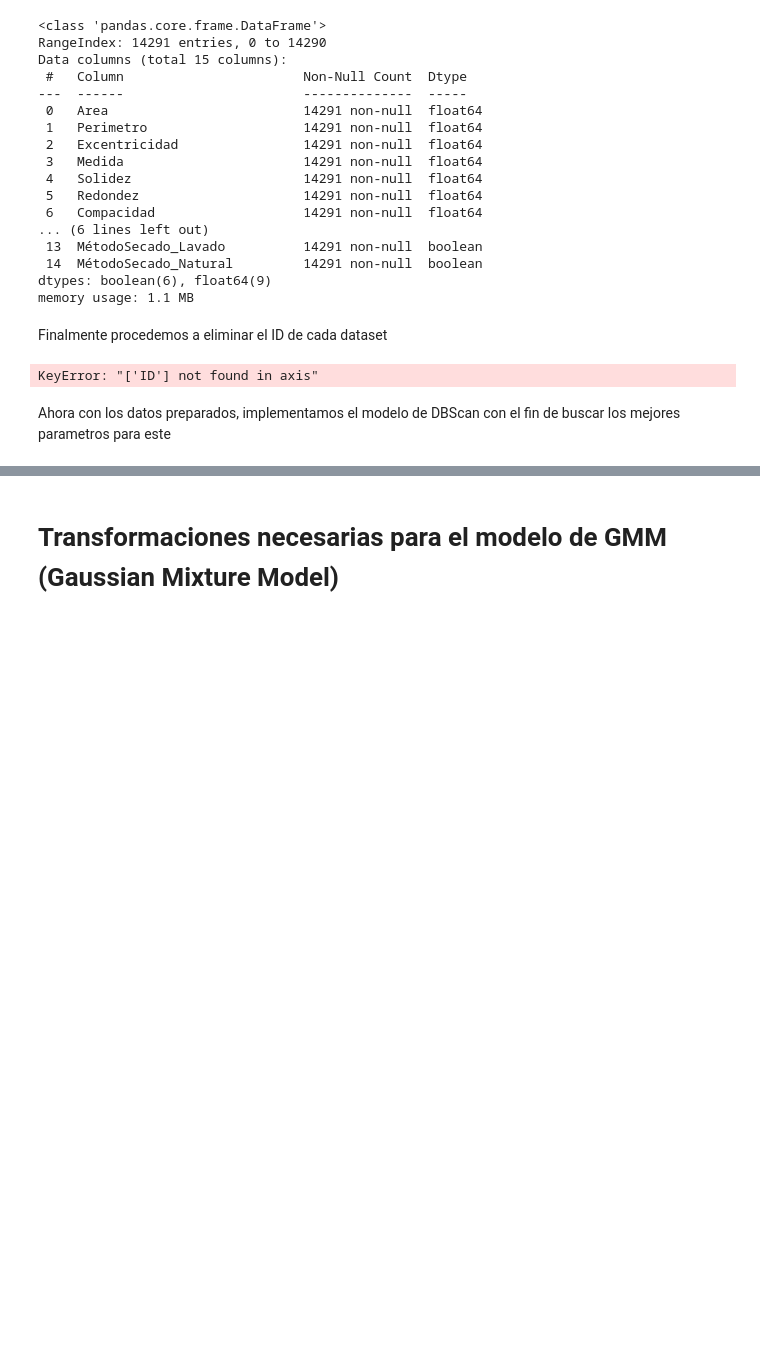
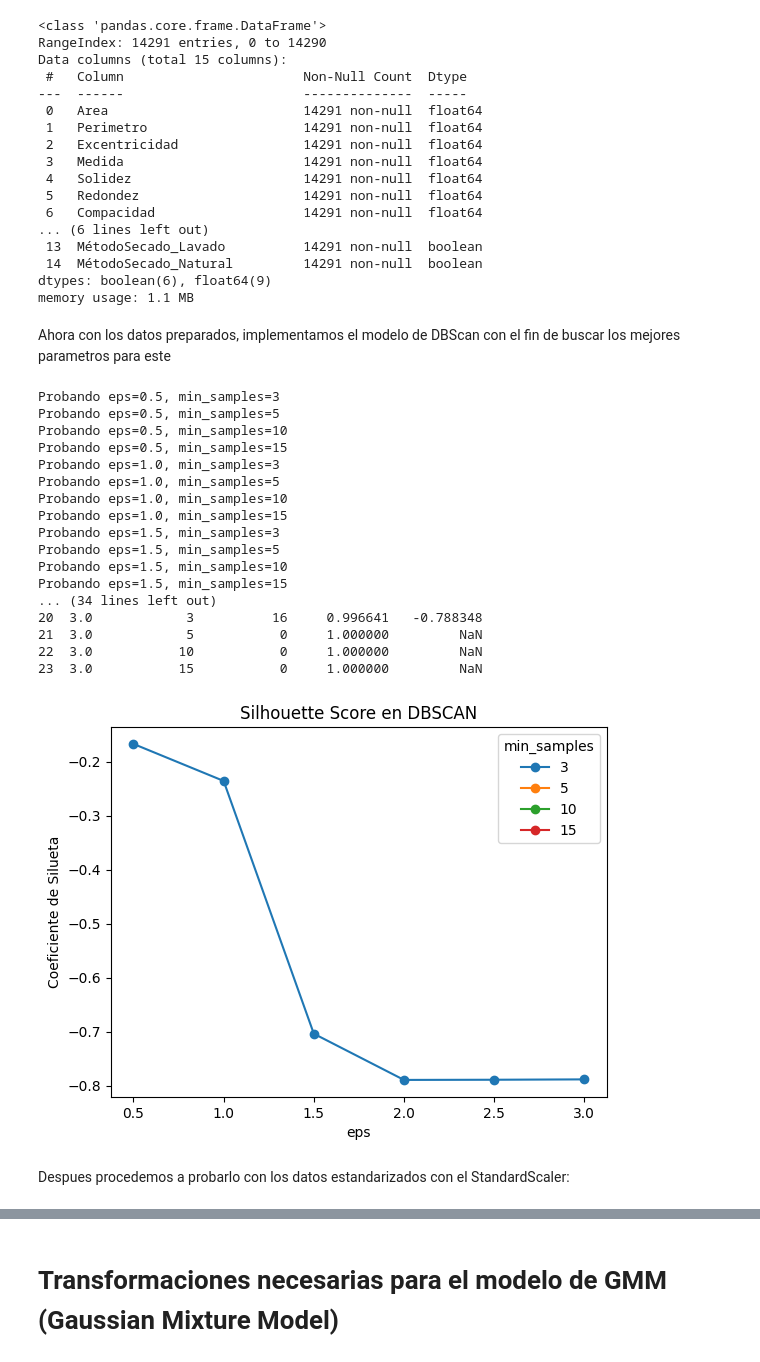
Before and after one commit to Trabajos-BI/Laboratorio2BI, a Jupyter notebook: Lab2/SeneCafeAlpes.ipynb, the cells around one changed output, grey strips where cells are left out. Cells and saved outputs as stored; diff of their text form; code cells hidden in the pictures; blank space fills up the shorter version.

Commit message:
DBScan Completo?

```diff
--- a/Lab2/SeneCafeAlpes.ipynb
+++ b/Lab2/SeneCafeAlpes.ipynb
@@ -488,6 +476,7 @@ from sklearn.preprocessing import StandardScaler, MinMaxScaler
 
 num_cols = df.select_dtypes(include=['int64', 'float64']).columns
 
+df_db = df.copy()
 df_dbstd = df.copy()
 df_dbminmax = df.copy()
 
@@ -505,6 +494,7 @@ cat_cols = ['RelacionAspecto', 'DefectoVisible', 'MétodoSecado']
 for c in cat_cols:
     df_dbstd = pd.get_dummies(df_dbstd, columns=[c], drop_first=True)
     df_dbminmax = pd.get_dummies(df_dbminmax, columns=[c], drop_first=True)
+    df_db = pd.get_dummies(df_db, columns=[c], drop_first=True)
 # %% [markdown]
 Procedemos a ver cada uno de los datos exportados dentro de ambos dataframes:
 # %%
@@ -547,15 +537,73 @@ Data columns (total 15 columns):
  14  MétodoSecado_Natural         14291 non-null  boolean
 dtypes: boolean(6), float64(9)
 memory usage: 1.1 MB
-# %% [markdown]
-Finalmente procedemos a eliminar el ID de cada dataset
-# %%
-df_dbstd.drop(columns=['ID'], inplace=True)
-df_dbminmax.drop(columns=['ID'], inplace=True)
-# %% [output]
-KeyError: "['ID'] not found in axis"
 # %% [markdown]
 Ahora con los datos preparados, implementamos el modelo de DBScan con el fin de buscar los mejores parametros para este
+# %%
+import numpy as np
+import matplotlib.pyplot as plt
+from sklearn.cluster import DBSCAN
+from sklearn.metrics import silhouette_score
+from sklearn.neighbors import NearestNeighbors
+from sklearn.decomposition import PCA
+
+X = df_db.values
+eps_values = np.arange(0.5, 3.5, 0.5)
+min_samples_values = [3, 5, 10, 15]
+
+rows = []
+
+for eps in eps_values:
+    for min_samples in min_samples_values:
+        print(f"Probando eps={eps}, min_samples={min_samples}")
+        db = DBSCAN(eps=eps, min_samples=min_samples)
+        labels = db.fit_predict(X)
+        n_clusters = len(set(labels)) - (1 if -1 in labels else 0)
+        noise_ratio = (labels == -1).mean()
+        sil = np.nan
+        if n_clusters > 1:
+            sil = silhouette_score(X, labels)
+        rows.append({
+        "eps": eps,
+        "min_samples": min_samples,
+        "n_clusters": n_clusters,
+        "noise_ratio": noise_ratio,
+        "silhouette": sil,
+        })
+
+
+results_df = pd.DataFrame(rows)
+print("Resultados DBSCAN:")
+print(results_df)
+
+
+pivot_eps = results_df.pivot(index="eps", columns="min_samples", values="silhouette")
+pivot_eps.plot(marker='o')
+plt.title("Silhouette Score en DBSCAN")
+plt.ylabel("Coeficiente de Silueta")
+plt.xlabel("eps")
+plt.show()
+# %% [output]
+Probando eps=0.5, min_samples=3
+Probando eps=0.5, min_samples=5
+Probando eps=0.5, min_samples=10
+Probando eps=0.5, min_samples=15
+Probando eps=1.0, min_samples=3
+Probando eps=1.0, min_samples=5
+Probando eps=1.0, min_samples=10
+Probando eps=1.0, min_samples=15
+Probando eps=1.5, min_samples=3
+Probando eps=1.5, min_samples=5
+Probando eps=1.5, min_samples=10
+Probando eps=1.5, min_samples=15
+... (34 lines left out)
+20  3.0            3          16     0.996641   -0.788348
+21  3.0            5           0     1.000000         NaN
+22  3.0           10           0     1.000000         NaN
+23  3.0           15           0     1.000000         NaN
+[figure, added]
+# %% [markdown]
+Despues procedemos a probarlo con los datos estandarizados con el StandardScaler:
 # %%
 import numpy as np
 import matplotlib.pyplot as plt
```
Also changed, not shown: parts of 9 cells of this notebook.
